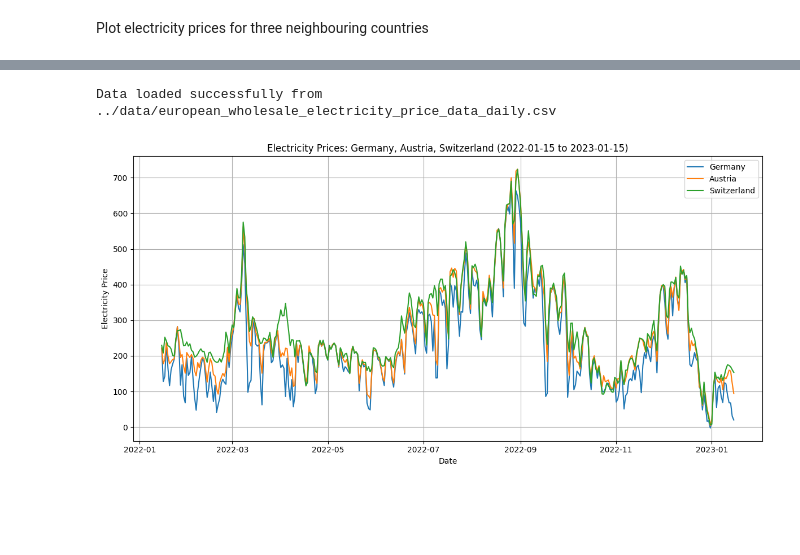
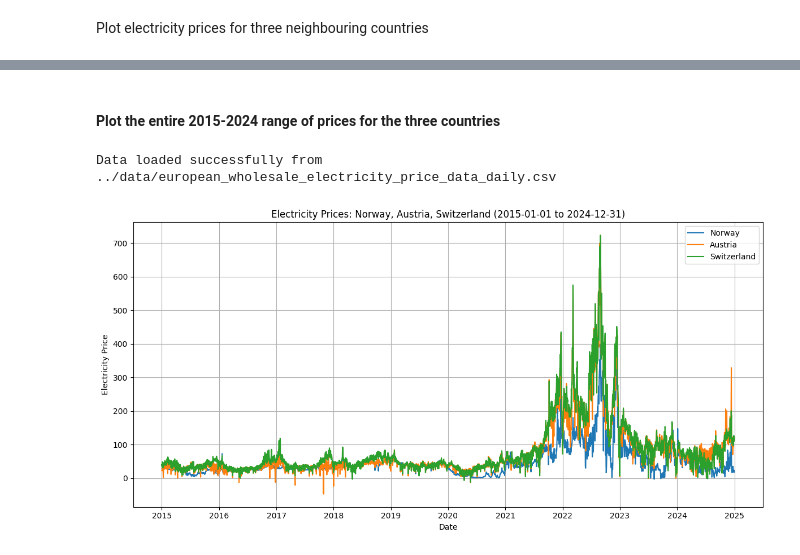
Before and after one commit to mrterminal-git/stat3007-report-seminar, a Jupyter notebook: code/src/figure_creation.ipynb, the cells around one changed output, grey strips where cells are left out. Drawn from its saved outputs; the diff is of its cells as text; code cells hidden in the pictures; blank space fills up the shorter version.

```diff
--- a/code/src/figure_creation.ipynb
+++ b/code/src/figure_creation.ipynb
@@ -52,3 +61,5 @@ print(f"Shape of weather_matrix: {weather_matrix.shape}")
+# %% [markdown]
+#### Plot the entire 2015-2024 range of prices for the three countries
 # %%
 import matplotlib.pyplot as plt
 
@@ -56,35 +67,35 @@ import matplotlib.pyplot as plt
 price_parser = PriceDataLoader(file_path="../data/european_wholesale_electricity_price_data_daily.csv")
 
 # --- User input section ---
-start_date = "2022-01-15"  # <-- Change as needed
-end_date = "2023-01-15"    # <-- Change as needed
-selected_countries = ["Germany", "Austria", "Switzerland"]  # <-- Change as needed
+start_date = "2015-01-01"  # <-- Change as needed
+end_date = "2024-12-31"    # <-- Change as needed
+selected_countries = ["Norway", "Austria", "Switzerland"]  # <-- Change as needed
 
 # --- Data extraction ---
 custom_time_range = f"{start_date},{end_date}"
 available_countries = list(set(price_parser.get_countries_with_complete_data(custom_time_range)))
 chosen_countries = [c for c in selected_countries if c in available_countries]
 
 if len(chosen_countries) < len(selected_countries):
     print(f"Warning: Some selected countries are not available for the chosen date range: {set(selected_countries) - set(chosen_countries)}")
 
 price_matrix_custom = price_parser.get_price_matrix(
     time_range=custom_time_range,
     countries=chosen_countries,
     fill_method="ffill"
 )
 
 # --- Plotting ---
 plt.figure(figsize=(12, 6))
 for country in chosen_countries:
     plt.plot(price_matrix_custom.index, price_matrix_custom[country], label=country)
 plt.xlabel("Date")
 plt.ylabel("Electricity Price")
 plt.title(f"Electricity Prices: {', '.join(chosen_countries)} ({start_date} to {end_date})")
 plt.legend()
 plt.tight_layout()
 plt.grid(True, which='both', axis='both')
 plt.show()
 # %% [output]
 Data loaded successfully from ../data/european_wholesale_electricity_price_data_daily.csv
-[figure, old version]
+[figure, new version]
```
Also changed, not shown: parts of 13 cells of this notebook, 8 other files.
